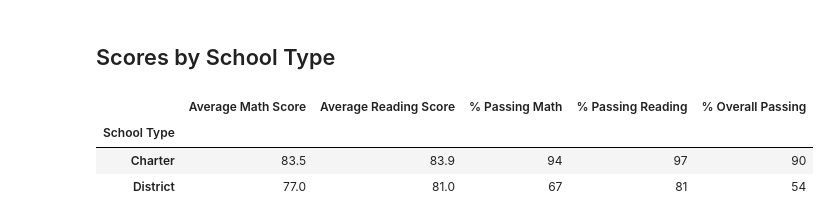
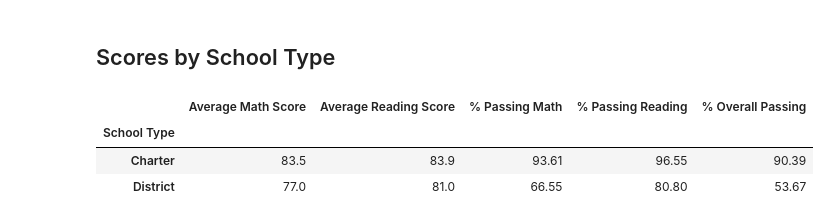
Before and after one commit to MisterAaronWong/School_District_Analysis, a Jupyter notebook: PyCitySchools_Challenge.ipynb, the cells around one changed output. Drawn from its saved outputs; the diff is of its cells as text; code cells hidden in the pictures.

```diff
--- a/PyCitySchools_Challenge.ipynb
+++ b/PyCitySchools_Challenge.ipynb
@@ -310,19 +348,19 @@ math_score       1064
 dtype: int64
 # %%
 # Step 9. Calculate the percentage of 10th-12th grade students passing math from Thomas High School.
-ths_passing_math_percentage = (ths_passing_math_df["math_score"] / ths_no9_count) * 100
+ths_passing_math_percentage = (ths_passing_math_df["math_score"] / ths_no9) * 100
 ths_passing_math_percentage
 # %% [output]
 93.18568994889267
 # %%
 # Step 10. Calculate the percentage of 10th-12th grade students passing reading from Thomas High School.
-ths_passing_reading_percentage = (ths_passing_reading_df["reading_score"] / ths_no9_count) * 100
+ths_passing_reading_percentage = (ths_passing_reading_df["reading_score"] / ths_no9) * 100
 ths_passing_reading_percentage
 # %% [output]
 97.01873935264055
 # %%
 # Step 11. Calculate the overall passing percentage of 10th-12th grade from Thomas High School.
-ths_overall_passing_percentage = (ths_total_passing_df["student_name"] / ths_no9_count) * 100
+ths_overall_passing_percentage = (ths_total_passing_df["student_name"] / ths_no9) * 100
 ths_overall_passing_percentage
 # %% [output]
 90.63032367972743
@@ -505,8 +538,7 @@ reading_scores_by_grade
 ## Scores by School Spending
 # %%
 # Establish the spending bins and group names.
-spending_bins = [0, 585, 615, 645, 675]
-pd.cut(per_school_capita, spending_bins)
+spending_bins = [0, 585, 630, 645, 675]
 group_names = ["<$584", "$585-629", "$630-644", "$645-675"]
 
 # Categorize spending based on the bins.
@@ -652,18 +675,18 @@ type_summary_df = pd.DataFrame({
 # %%
 # # Format the DataFrame
 type_summary_df["Average Math Score"] = type_summary_df["Average Math Score"].map("{:.1f}".format)
 
 type_summary_df["Average Reading Score"] = type_summary_df["Average Reading Score"].map("{:.1f}".format)
 
-type_summary_df["% Passing Math"] = type_summary_df["% Passing Math"].map("{:.0f}".format)
+type_summary_df["% Passing Math"] = type_summary_df["% Passing Math"].map("{:.2f}".format)
 
-type_summary_df["% Passing Reading"] = type_summary_df["% Passing Reading"].map("{:.0f}".format)
+type_summary_df["% Passing Reading"] = type_summary_df["% Passing Reading"].map("{:.2f}".format)
 
-type_summary_df["% Overall Passing"] = type_summary_df["% Overall Passing"].map("{:.0f}".format)
+type_summary_df["% Overall Passing"] = type_summary_df["% Overall Passing"].map("{:.2f}".format)
 
 type_summary_df
 # %% [output]
 |  | Average Math Score | Average Reading Score | % Passing Math | % Passing Reading | % Overall Passing |
 | School Type |  |  |  |  |  |
-| Charter | 83.5 | 83.9 | 94 | 97 | 90 |
-| District | 77.0 | 81.0 | 67 | 81 | 54 |
+| Charter | 83.5 | 83.9 | 93.61 | 96.55 | 90.39 |
+| District | 77.0 | 81.0 | 66.55 | 80.80 | 53.67 |
```
Also changed, not shown: parts of 10 cells of this notebook, 1 other file.
